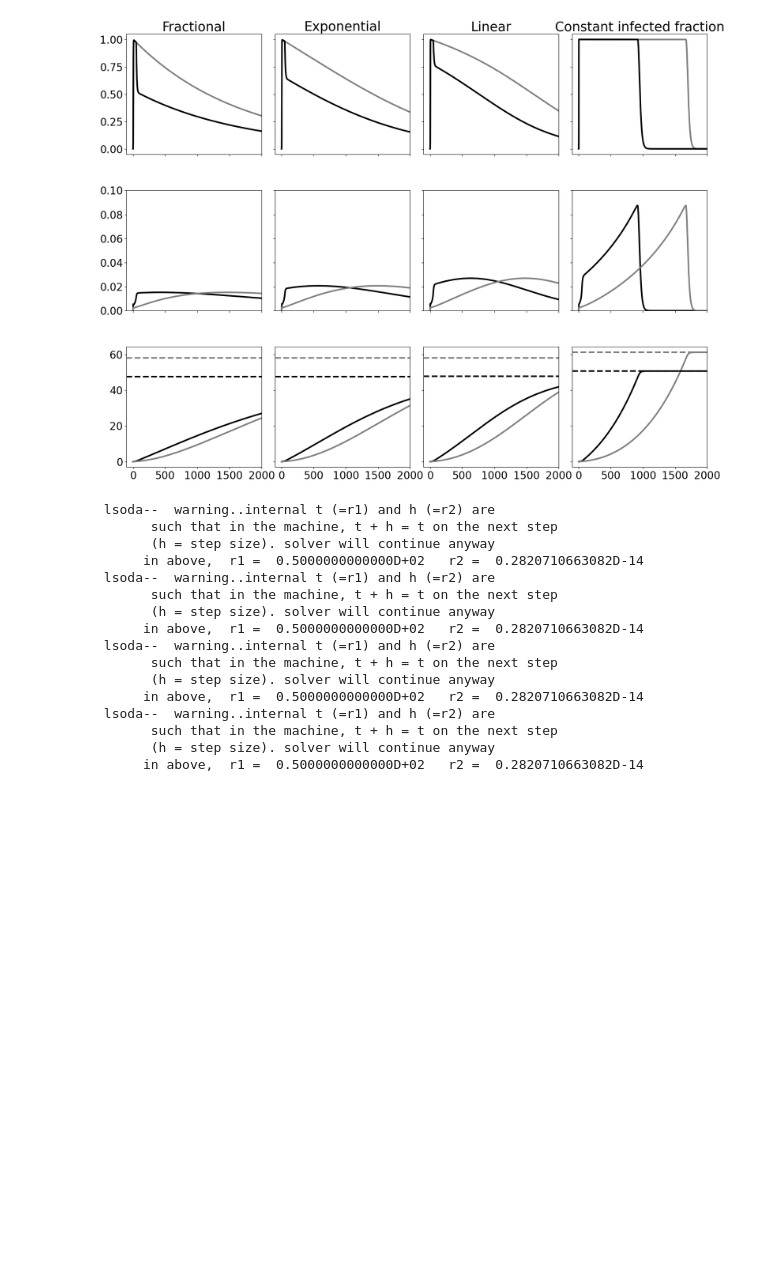
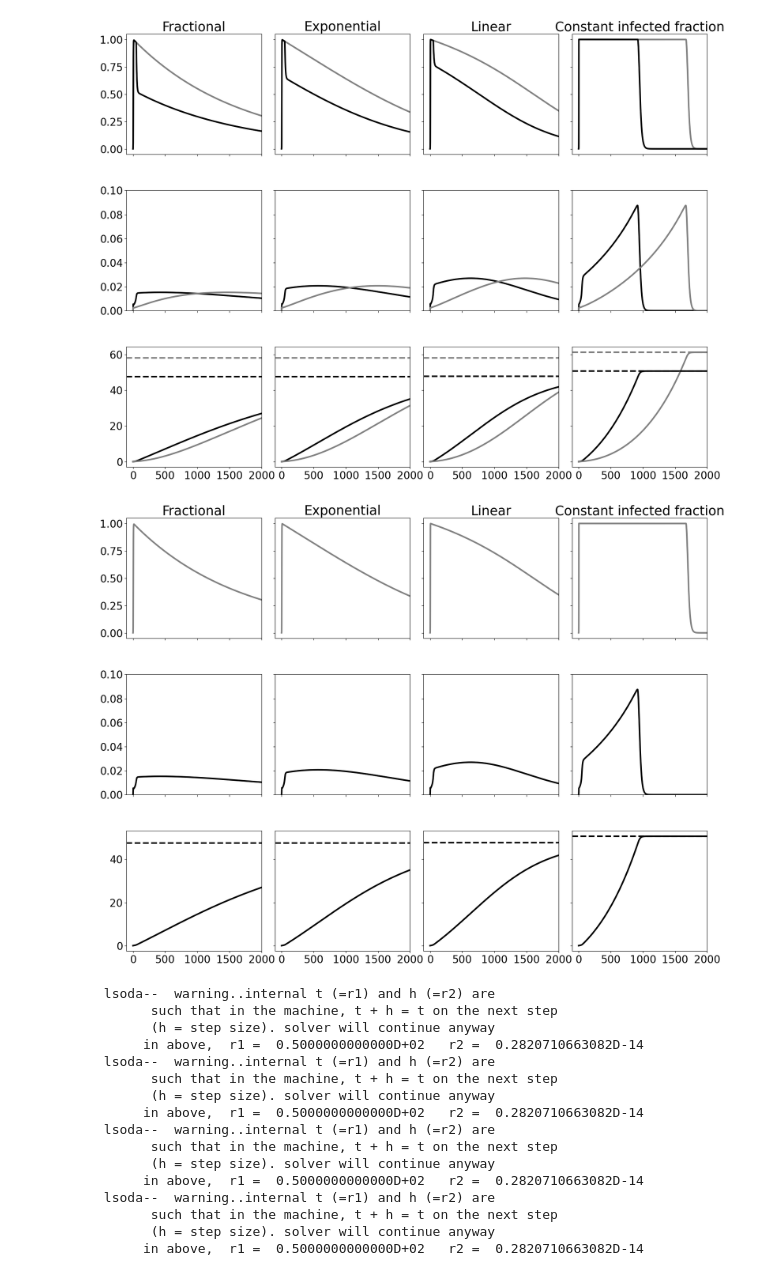
Before and after one commit to DenT94/onset_antigenic_evolution, a Jupyter notebook: 11_vacc/SI_vacc_comparison.ipynb, the cells around one changed output. Drawn from its saved outputs; the diff is of its cells as text; code cells hidden in the pictures; blank space fills up the shorter version.

```diff
--- a/11_vacc/SI_vacc_comparison.ipynb
+++ b/11_vacc/SI_vacc_comparison.ipynb
@@ -320,6 +326,61 @@ for i,a in enumerate(ax[2,:]):
 plt.savefig(output_folder+'SI_vaccination_trajectories_emergence.svg',bbox_inches='tight')
 # %% [output]
 [figure]
+# %%
+fig,ax= plt.subplots(3,4,figsize=(20,15),sharex=True,sharey='row')
+
+mu = 1e-4
+N=  1e7
+
+T = 0
+delta= 1/(p_alpha*xi)
+
+plt.subplots_adjust(wspace=0.1,hspace=0.3)
+
+for i,control_label in enumerate(control_labels):
+    ts_v0 = controlled_trajectories_v0[control_label]['ts']
+
+    y_v0 = controlled_trajectories_v0[control_label]['y']
+    psum_v0 = controlled_trajectories_v0[control_label]['psum']
+
+    ts = controlled_trajectories_v[control_label]['ts']
+    y_v = controlled_trajectories_v[control_label]['y']
+    psum_v = controlled_trajectories_v[control_label]['psum']
+
+    ax[0,i].plot(ts_v0,y_v0/yc,label='y',color='grey')
+    # ax[0,i].plot(ts,y_v/yc,label='y',color='black')
+
+    eps = mu*N*y_v*psum_v
+    eps_v0 = mu*N*y_v0*psum_v0
+
+    ax[1,i].plot(ts, eps,label='eps',color='black')
+    # ax[1,i].plot(ts_v0, eps_v0,label='eps',color='grey')
+
+    c_eps = np.cumsum(eps)*ts[1]
+    c_eps_v0 = np.cumsum(eps_v0)*ts[1]
+
+    ax[2,i].plot(ts, c_eps,label='c_eps',color='black')
+    # ax[2,i].plot(ts_v0, c_eps_v0,label='c_eps',color='grey')
+
+    ax[2,i].axhline(c_eps[-1],color='black',linestyle='--')
+    # ax[2,i].axhline(c_eps_v0[-1],color='grey',linestyle='--')
+
+    # ax[2,i].axhline(mu*N*(1-1/R0)**2/2*delta/(1-delta),color='grey',linestyle=':')
+
+for i,a in enumerate(ax[0,:]):
+    a.set_title(control_labels[i],fontsize=25)
+    a.set_xlim(-100,2000)
+    a.tick_params(axis='both',labelsize=20)
+
+for i,a in enumerate(ax[1,:]):
+    a.set_ylim(0,.1)
+    a.tick_params(axis='both',labelsize=20)
+
+for i,a in enumerate(ax[2,:]):
+    a.tick_params(axis='both',labelsize=20)
+    a.set_xticks(np.arange(0,5)*500)
+# %% [output]
+[figure, added]
 # %%
 kappa = control_yp_funcs[i](yc,R0)
 ts, (S,I,V) = vacc_integrate_trajectory(R0,kappa,v,t0,N, Nsteps = int(1e5),vlim=vlim, control_fun = control_fun)
```
Also changed, not shown: parts of 3 cells of this notebook, 15 other files.
